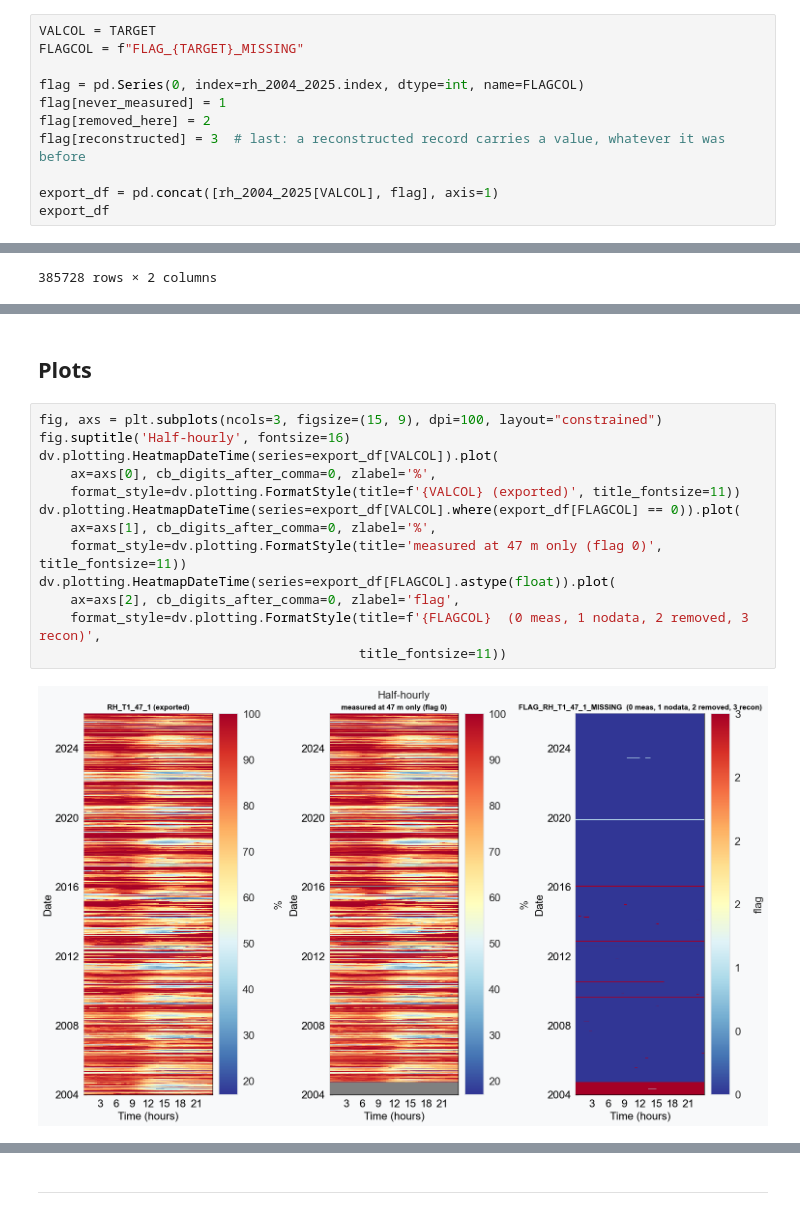
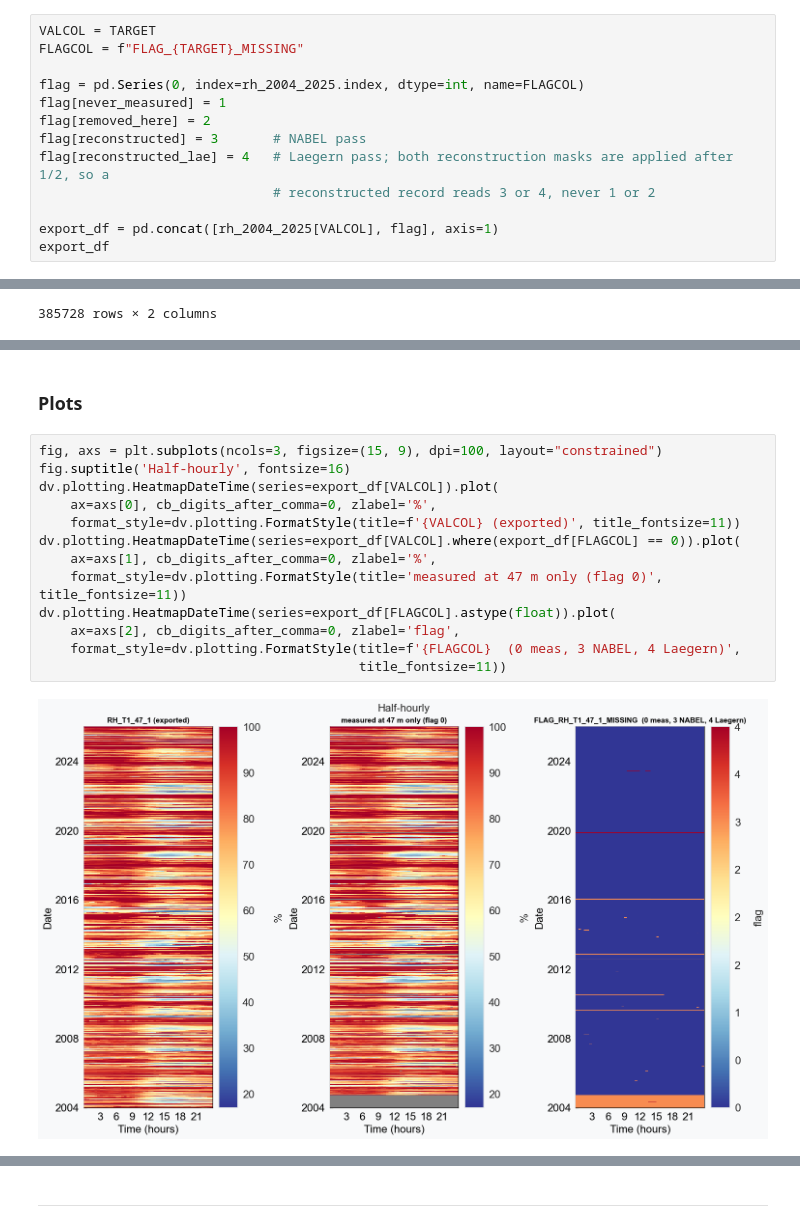
Before and after one commit to holukas/dataset_ch-lae_flux_product, a Jupyter notebook: workflow/10_METEO/30_PRODUCTS/04_METEO_RH_2004-2025.ipynb, the cells around one changed output, grey strips where cells are left out. Saved outputs shown, nothing was run; the diff lists cells and outputs as text.

```diff
--- a/workflow/10_METEO/30_PRODUCTS/04_METEO_RH_2004-2025.ipynb
+++ b/workflow/10_METEO/30_PRODUCTS/04_METEO_RH_2004-2025.ipynb
@@ -1150,7 +1280,9 @@ FLAGCOL = f"FLAG_{TARGET}_MISSING"
 flag = pd.Series(0, index=rh_2004_2025.index, dtype=int, name=FLAGCOL)
 flag[never_measured] = 1
 flag[removed_here] = 2
-flag[reconstructed] = 3  # last: a reconstructed record carries a value, whatever it was before
+flag[reconstructed] = 3       # NABEL pass
+flag[reconstructed_lae] = 4   # Laegern pass; both reconstruction masks are applied after 1/2, so a
+                              # reconstructed record reads 3 or 4, never 1 or 2
 
 export_df = pd.concat([rh_2004_2025[VALCOL], flag], axis=1)
 export_df
@@ -1272,20 +1407,20 @@ coverage_stats_by_year(export_df[VALCOL], export_df[FLAGCOL])
 # %% [markdown]
-## Plots
+### Plots
 # %%
 fig, axs = plt.subplots(ncols=3, figsize=(15, 9), dpi=100, layout="constrained")
 fig.suptitle('Half-hourly', fontsize=16)
 dv.plotting.HeatmapDateTime(series=export_df[VALCOL]).plot(
     ax=axs[0], cb_digits_after_comma=0, zlabel='%',
     format_style=dv.plotting.FormatStyle(title=f'{VALCOL} (exported)', title_fontsize=11))
 dv.plotting.HeatmapDateTime(series=export_df[VALCOL].where(export_df[FLAGCOL] == 0)).plot(
     ax=axs[1], cb_digits_after_comma=0, zlabel='%',
     format_style=dv.plotting.FormatStyle(title='measured at 47 m only (flag 0)', title_fontsize=11))
 dv.plotting.HeatmapDateTime(series=export_df[FLAGCOL].astype(float)).plot(
     ax=axs[2], cb_digits_after_comma=0, zlabel='flag',
-    format_style=dv.plotting.FormatStyle(title=f'{FLAGCOL}  (0 meas, 1 nodata, 2 removed, 3 recon)',
+    format_style=dv.plotting.FormatStyle(title=f'{FLAGCOL}  (0 meas, 3 NABEL, 4 Laegern)',
                                          title_fontsize=11))
 # %% [output]
-[figure, old version]
+[figure, new version]
 # %%
 plot_presence_panels(export_df[VALCOL], export_df[FLAGCOL],
                      title=f'{VALCOL}: values and where they are missing')
```
Also changed, not shown: parts of 47 cells of this notebook.
